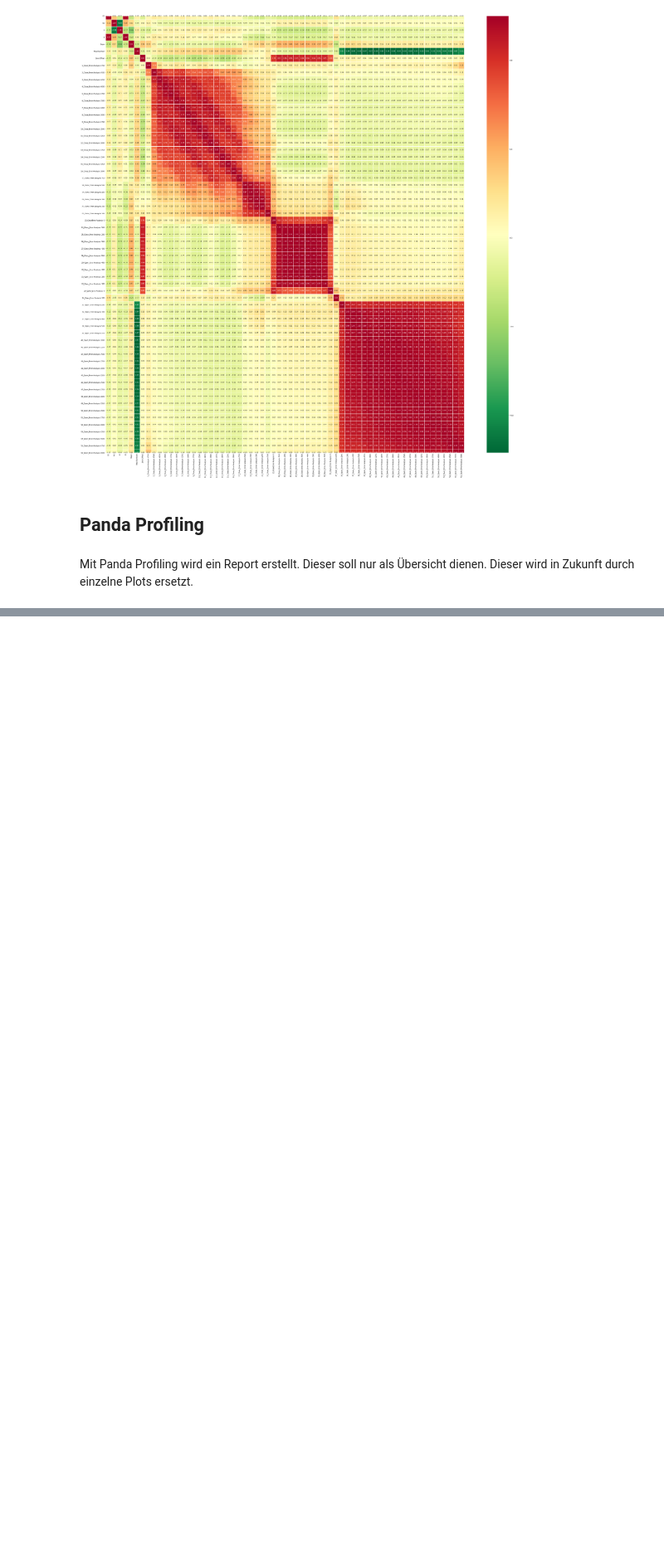
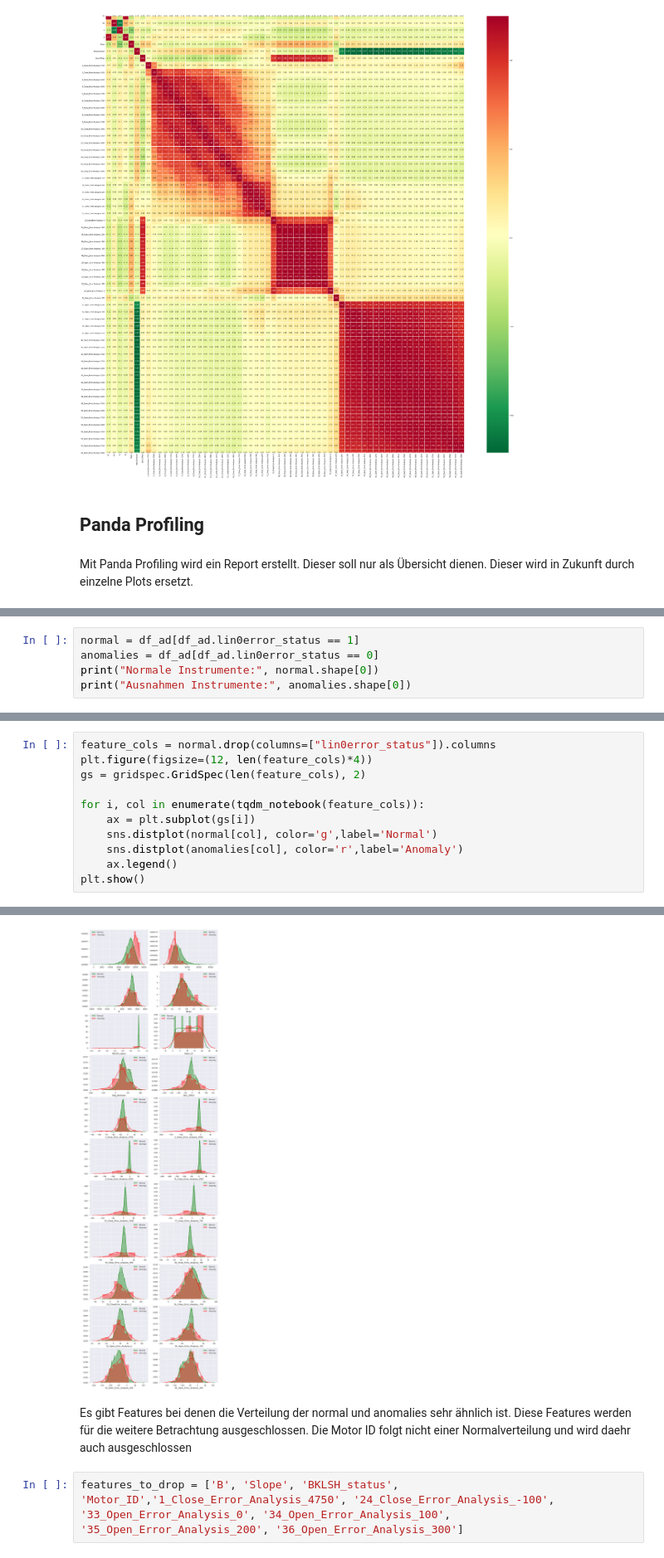
Before and after one commit to maesi/cas-ml-projekt, a Jupyter notebook: Innovationsprojekt.ipynb, the cells around one changed output, grey strips where cells are left out. Shown at 83% size. Saved outputs shown, nothing was run; the diff lists cells and outputs as text; blank space fills up the shorter version.

Commit message:
Anomaly detection added

```diff
--- a/Innovationsprojekt.ipynb
+++ b/Innovationsprojekt.ipynb
@@ -277,0 +355,5 @@ Mit Panda Profiling wird ein Report erstellt. Dieser soll nur als Übersicht die
+# %%
+normal = df_ad[df_ad.lin0error_status == 1]
+anomalies = df_ad[df_ad.lin0error_status == 0]
+print("Normale Instrumente:", normal.shape[0])
+print("Ausnahmen Instrumente:", anomalies.shape[0])
@@ -277,0 +381,12 @@ Mit Panda Profiling wird ein Report erstellt. Dieser soll nur als Übersicht die
+# %%
+feature_cols = normal.drop(columns=["lin0error_status"]).columns
+plt.figure(figsize=(12, len(feature_cols)*4))
+gs = gridspec.GridSpec(len(feature_cols), 2)
+
+for i, col in enumerate(tqdm_notebook(feature_cols)):
+    ax = plt.subplot(gs[i])
+    sns.distplot(normal[col], color='g',label='Normal')
+    sns.distplot(anomalies[col], color='r',label='Anomaly')
+    ax.legend()
+plt.show()
+# %% [output]
@@ -277,0 +394,6 @@ Mit Panda Profiling wird ein Report erstellt. Dieser soll nur als Übersicht die
+[figure, added]
+# %% [markdown]
+Es gibt Features bei denen die Verteilung der normal und anomalies sehr ähnlich ist. Diese Features werden für die weitere Betrachtung ausgeschlossen.
+Die Motor ID folgt nicht einer Normalverteilung und wird daehr auch ausgeschlossen
+# %%
+features_to_drop = ['B', 'Slope', 'BKLSH_status', 'Motor_ID','1_Close_Error_Analysis_4750', '24_Close_Error_Analysis_-100', '33_Open_Error_Analysis_0', '34_Open_Error_Analysis_100', '35_Open_Error_Analysis_200', '36_Open_Error_Analysis_300']
```
Also changed, not shown: parts of 64 cells of this notebook, 2 other files.
